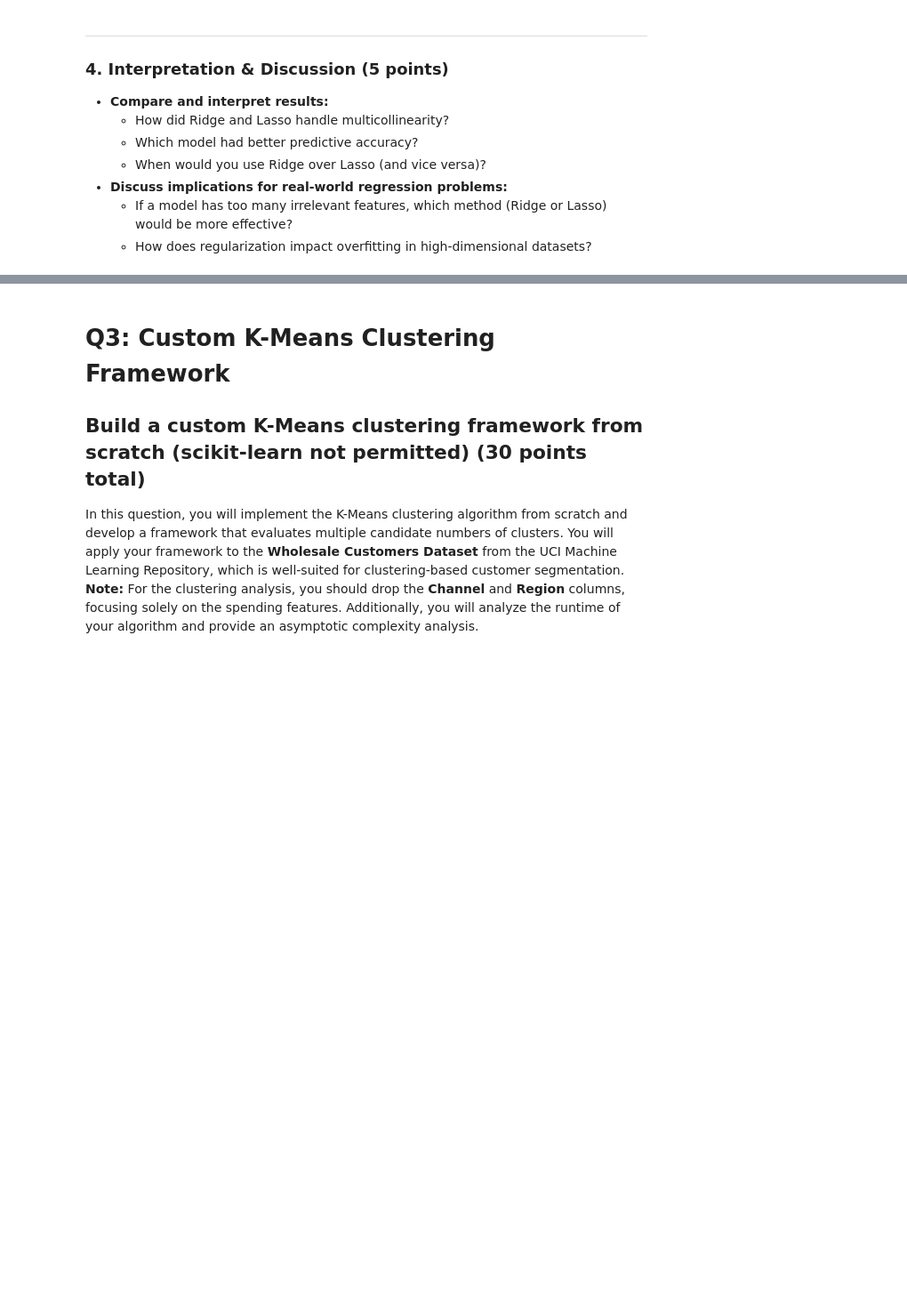
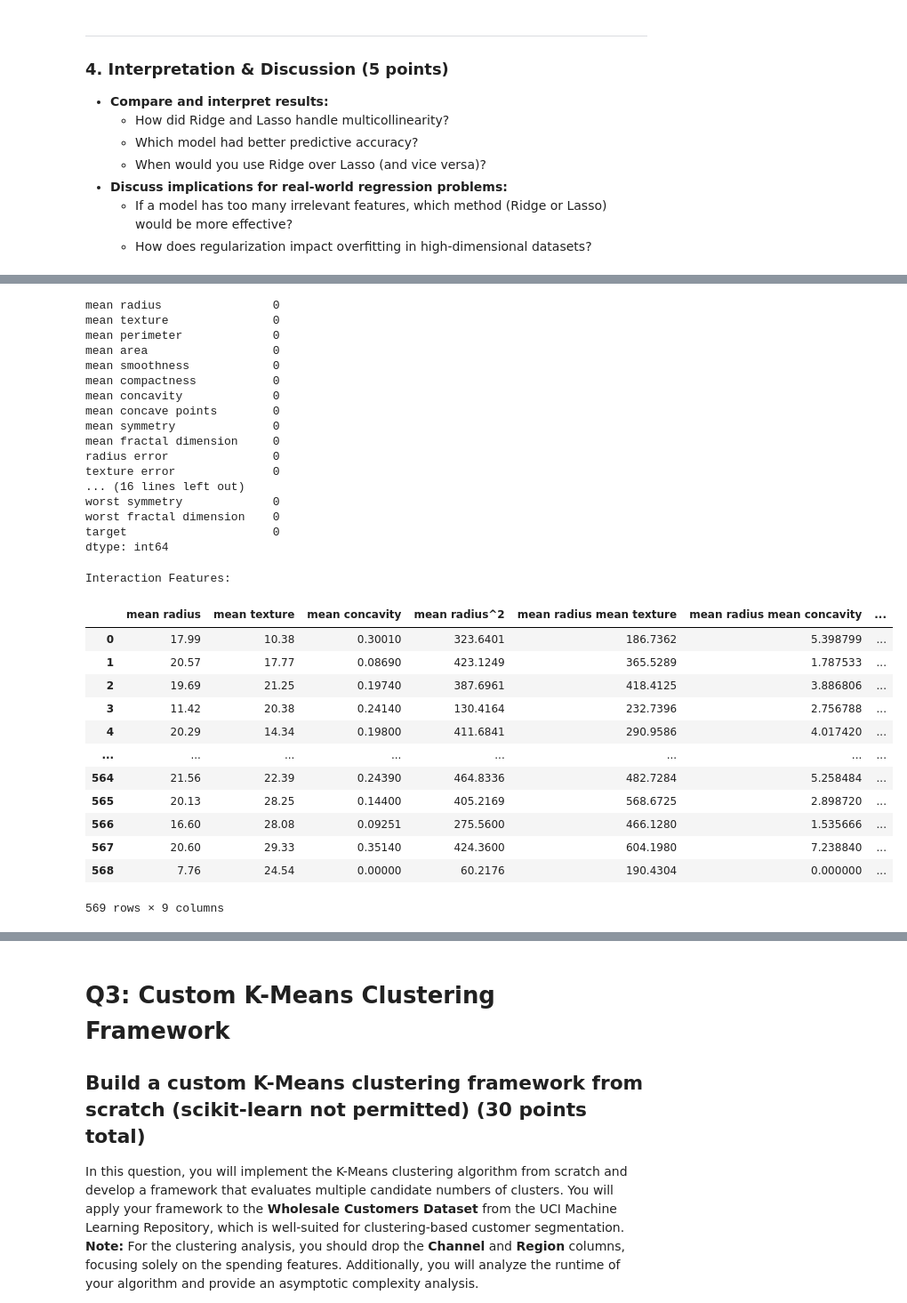
Before and after one commit to slomuscio/EN.685.621, a Jupyter notebook: homework_3/HW3 SP25.ipynb, the cells around one changed output, grey strips where cells are left out. Shown at 89% size. Cells and saved outputs as stored; diff of their text form; code cells hidden in the pictures; blank space fills up the shorter version.

```diff
--- a/homework_3/HW3 SP25.ipynb
+++ b/homework_3/HW3 SP25.ipynb
@@ -382,0 +343,49 @@ Use appropriate plots to visualize performance (e.g., confusion matrix heatmap,
+# %%
+from sklearn.datasets import load_breast_cancer
+from sklearn.preprocessing import PolynomialFeatures
+
+# Load the data
+breast_cancer_data = load_breast_cancer()
+
+# Distribution of target
+# breast_cancer_data['data']
+# breast_cancer_data['target']
+
+breast_cancer_df = pd.DataFrame(breast_cancer_data['data'], columns=breast_cancer_data['feature_names'])
+breast_cancer_df['target'] = breast_cancer_data['target']
+
+print(f"Number of Benign cases: {(breast_cancer_df.target==0).sum()}")
+print(f"Number of Malignant cases: {(breast_cancer_df.target==1).sum()}\n")
+
+# --- Exploratory Data Analysis ---
+# Descriptive statistics and feature distributions
+print("Descriptive Stats:")
+display(breast_cancer_df.describe())
+
+# Missing or anomalous values
+print("Missing Data:")
+display(breast_cancer_df.isna().sum())
+
+# Relationship between features
+
+# --- Feature Engineering ---
+# The target variable is already encoded as 0 and 1 for benign and malignant.
+# Normalize features
+features = breast_cancer_df.drop(columns='target')
+scaler = StandardScaler()
+features_scaled = pd.DataFrame(scaler.fit_transform(features), columns=features.columns)
+
+# Create interaction terms
+interaction_feature_names = ['mean radius', 'mean texture', 'mean concavity']
+interaction_features = features[interaction_feature_names]
+
+poly = PolynomialFeatures(degree=2, include_bias=False, interaction_only=False)
+features_poly = poly.fit_transform(interaction_features)
+poly_feature_names = poly.get_feature_names_out(interaction_feature_names)
+
+poly_features_df = pd.DataFrame(features_poly, columns=poly_feature_names)
+print('Interaction Features:')
+display(poly_features_df)
+
+features_total = pd.concat([features_scaled, poly_features_df])  # Include interaction terms into the total feature set
+# %% [output]
@@ -382,0 +407,31 @@ Use appropriate plots to visualize performance (e.g., confusion matrix heatmap,
+mean radius                0
+mean texture               0
+mean perimeter             0
+mean area                  0
+mean smoothness            0
+mean compactness           0
+mean concavity             0
+mean concave points        0
+mean symmetry              0
+mean fractal dimension     0
+radius error               0
+texture error              0
+... (16 lines left out)
+worst symmetry             0
+worst fractal dimension    0
+target                     0
+dtype: int64
+Interaction Features:
+|  | mean radius | mean texture | mean concavity | mean radius^2 | mean radius mean texture | mean radius mean concavity | ... |
+| 0 | 17.99 | 10.38 | 0.30010 | 323.6401 | 186.7362 | 5.398799 | ... |
+| 1 | 20.57 | 17.77 | 0.08690 | 423.1249 | 365.5289 | 1.787533 | ... |
+| 2 | 19.69 | 21.25 | 0.19740 | 387.6961 | 418.4125 | 3.886806 | ... |
+| 3 | 11.42 | 20.38 | 0.24140 | 130.4164 | 232.7396 | 2.756788 | ... |
+| 4 | 20.29 | 14.34 | 0.19800 | 411.6841 | 290.9586 | 4.017420 | ... |
+| ... | ... | ... | ... | ... | ... | ... | ... |
+| 564 | 21.56 | 22.39 | 0.24390 | 464.8336 | 482.7284 | 5.258484 | ... |
+| 565 | 20.13 | 28.25 | 0.14400 | 405.2169 | 568.6725 | 2.898720 | ... |
+| 566 | 16.60 | 28.08 | 0.09251 | 275.5600 | 466.1280 | 1.535666 | ... |
+| 567 | 20.60 | 29.33 | 0.35140 | 424.3600 | 604.1980 | 7.238840 | ... |
+| 568 | 7.76 | 24.54 | 0.00000 | 60.2176 | 190.4304 | 0.000000 | ... |
+569 rows × 9 columns
```
Also changed, not shown: parts of 12 cells of this notebook.
